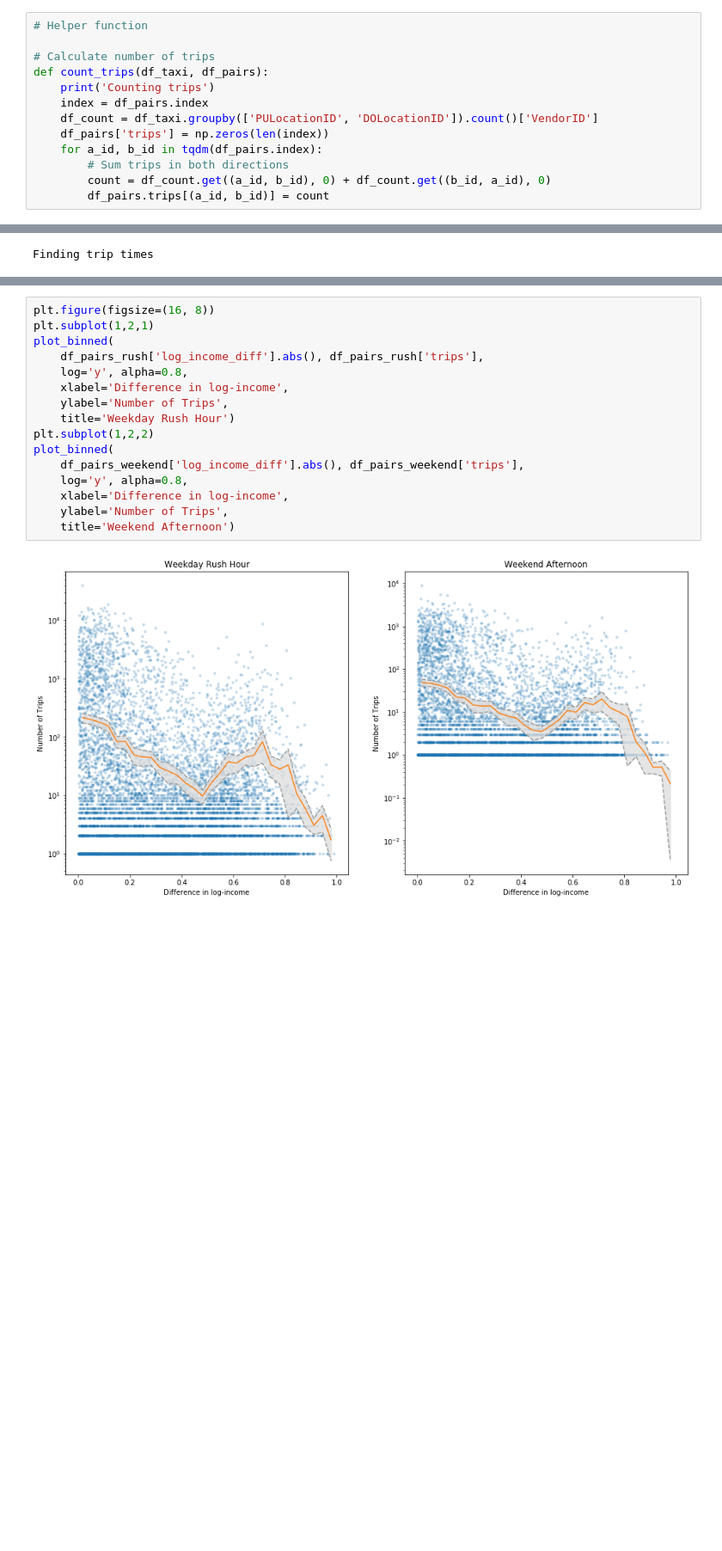
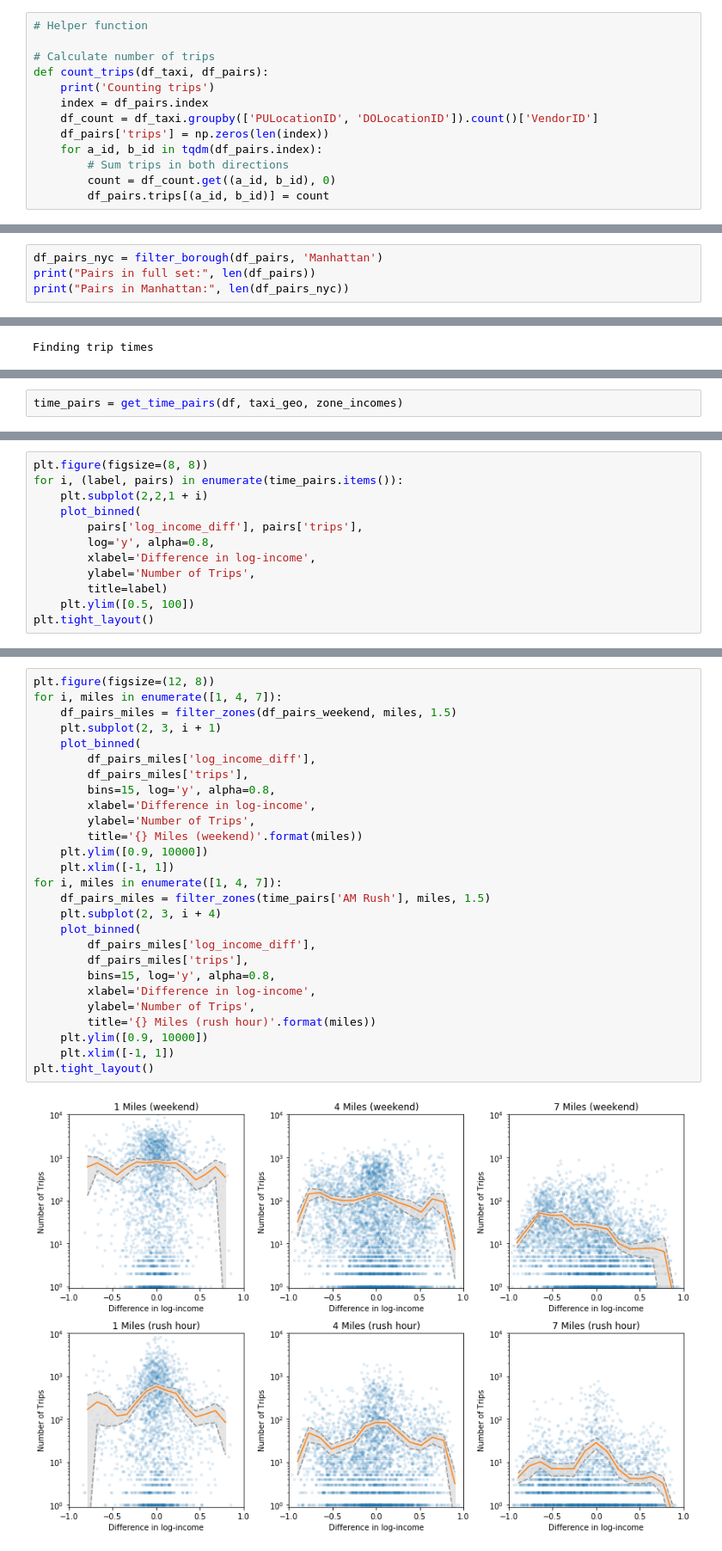
Before and after one commit to UM-CSS/CSSLabs-Extra, a Jupyter notebook: Extra.ipynb, the cells around one changed output, grey strips where cells are left out. Shown at 86% size. Drawn from its saved outputs; the diff is of its cells as text; blank space fills up the shorter version.

Commit message:
Update taxi lab with most recent code.

```diff
--- a/Extra.ipynb
+++ b/Extra.ipynb
@@ -334,7 +404,7 @@ def count_trips(df_taxi, df_pairs):
     df_pairs['trips'] = np.zeros(len(index))
     for a_id, b_id in tqdm(df_pairs.index):
         # Sum trips in both directions
-        count = df_count.get((a_id, b_id), 0) + df_count.get((b_id, a_id), 0)
+        count = df_count.get((a_id, b_id), 0)
         df_pairs.trips[(a_id, b_id)] = count
 # %%
 count_trips(df_taxi, df_pairs)
@@ -564,0 +687,4 @@ def plot_binned(x, y, alpha=1, bins=30, log=None, xlabel=None, ylabel=None, titl
+# %%
+df_pairs_nyc = filter_borough(df_pairs, 'Manhattan')
+print("Pairs in full set:", len(df_pairs))
+print("Pairs in Manhattan:", len(df_pairs_nyc))
@@ -663,0 +795,2 @@ Finding income difference
+# %%
+time_pairs = get_time_pairs(df, taxi_geo, zone_incomes)
@@ -663,0 +815,12 @@ Finding income difference
+# %%
+plt.figure(figsize=(8, 8))
+for i, (label, pairs) in enumerate(time_pairs.items()):
+    plt.subplot(2,2,1 + i)
+    plot_binned(
+        pairs['log_income_diff'], pairs['trips'],
+        log='y', alpha=0.8,
+        xlabel='Difference in log-income',
+        ylabel='Number of Trips',
+        title=label)
+    plt.ylim([0.5, 100])
+plt.tight_layout()
@@ -664,18 +839,29 @@ Finding income difference
 # %%
-plt.figure(figsize=(16, 8))
-plt.subplot(1,2,1)
-plot_binned(
-    df_pairs_rush['log_income_diff'].abs(), df_pairs_rush['trips'],
-    log='y', alpha=0.8,
-    xlabel='Difference in log-income',
-    ylabel='Number of Trips',
-    title='Weekday Rush Hour')
-plt.subplot(1,2,2)
-plot_binned(
-    df_pairs_weekend['log_income_diff'].abs(), df_pairs_weekend['trips'],
-    log='y', alpha=0.8,
-    xlabel='Difference in log-income',
-    ylabel='Number of Trips',
-    title='Weekend Afternoon')
+plt.figure(figsize=(12, 8))
+for i, miles in enumerate([1, 4, 7]):
+    df_pairs_miles = filter_zones(df_pairs_weekend, miles, 1.5)
+    plt.subplot(2, 3, i + 1)
+    plot_binned(
+        df_pairs_miles['log_income_diff'],
+        df_pairs_miles['trips'],
+        bins=15, log='y', alpha=0.8,
+        xlabel='Difference in log-income',
+        ylabel='Number of Trips',
+        title='{} Miles (weekend)'.format(miles))
+    plt.ylim([0.9, 10000])
+    plt.xlim([-1, 1])
+for i, miles in enumerate([1, 4, 7]):
+    df_pairs_miles = filter_zones(time_pairs['AM Rush'], miles, 1.5)
+    plt.subplot(2, 3, i + 4)
+    plot_binned(
+        df_pairs_miles['log_income_diff'],
+        df_pairs_miles['trips'],
+        bins=15, log='y', alpha=0.8,
+        xlabel='Difference in log-income',
+        ylabel='Number of Trips',
+        title='{} Miles (rush hour)'.format(miles))
+    plt.ylim([0.9, 10000])
+    plt.xlim([-1, 1])
+plt.tight_layout()
 # %% [output]
-[figure, old version]
+[figure, new version]
```
Also changed, not shown: parts of 82 cells of this notebook.
